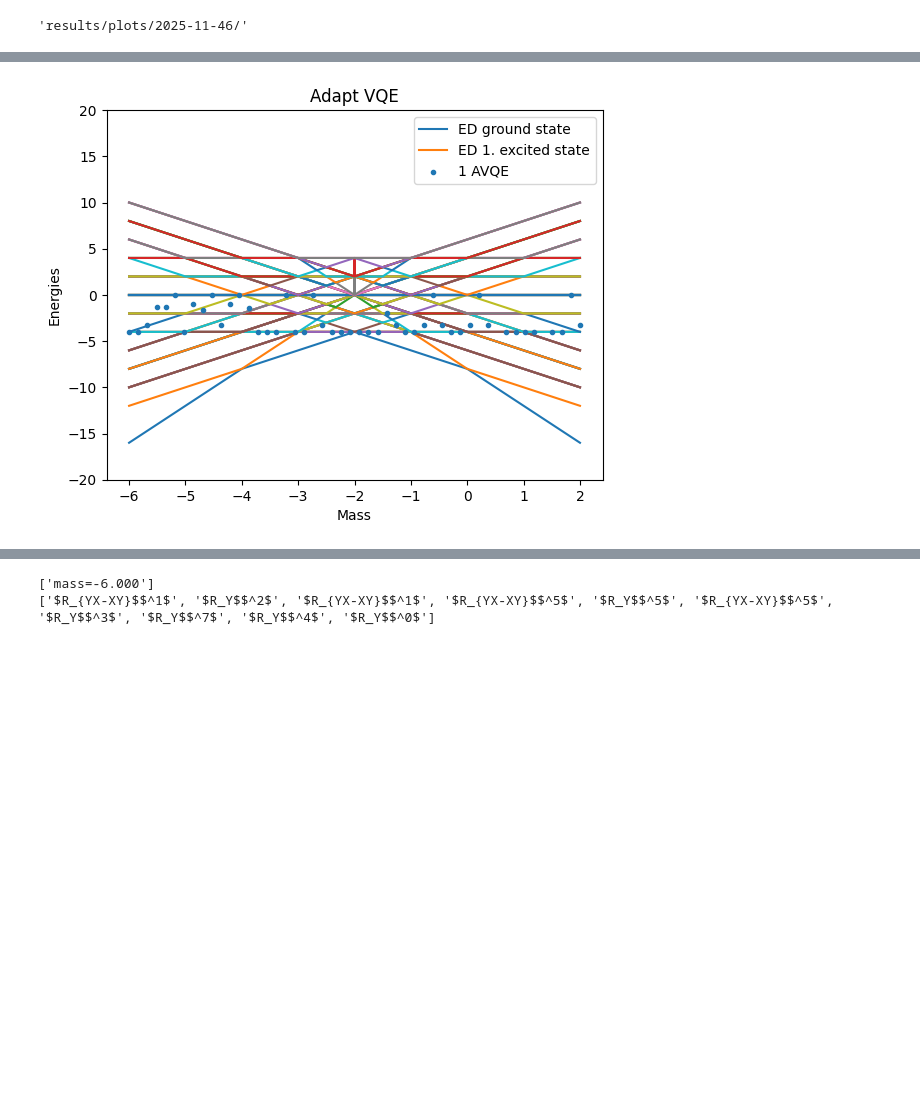
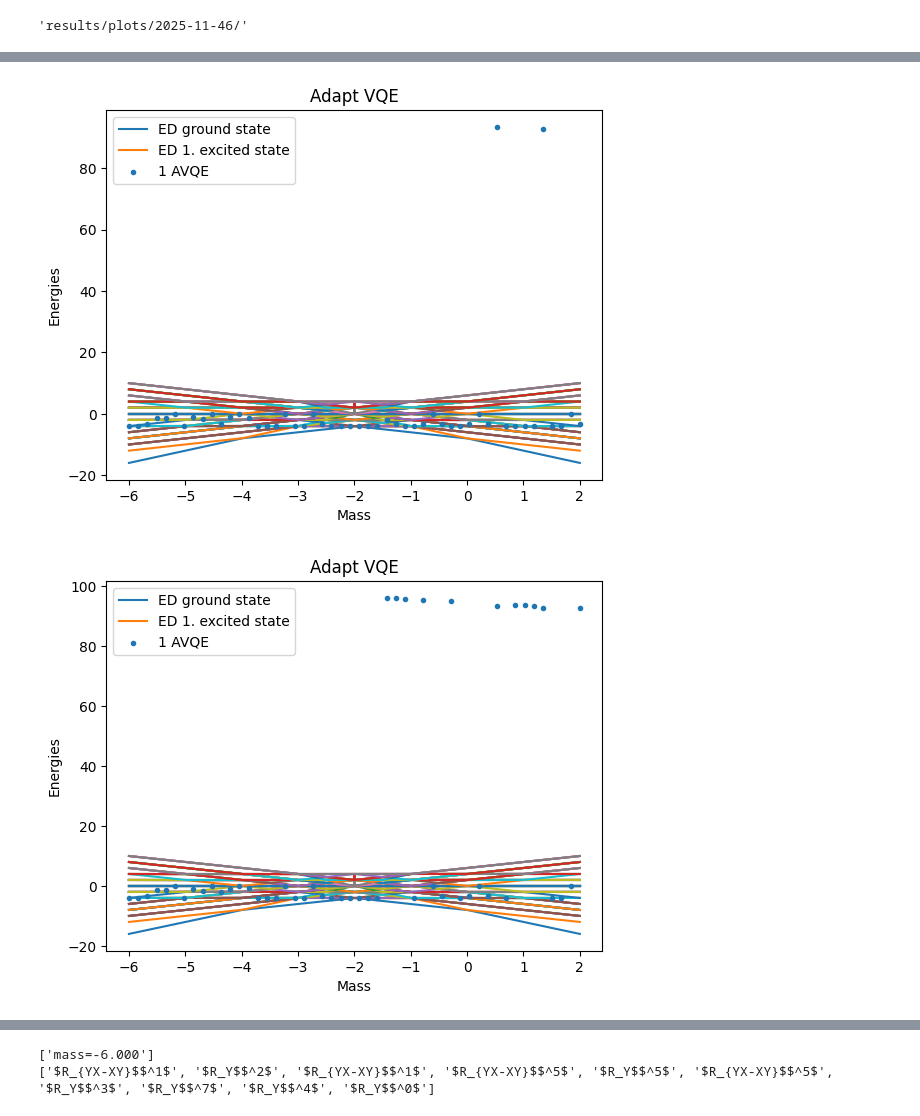
Before and after one commit to NicoDic98/QC-MasterThesis, a Jupyter notebook: plots.ipynb, the cells around one changed output, grey strips where cells are left out. Drawn from its saved outputs; the diff is of its cells as text; code cells hidden in the pictures; blank space fills up the shorter version.

```diff
--- a/plots.ipynb
+++ b/plots.ipynb
@@ -171,7 +171,7 @@ datasets = [
     # "2025-11-13_14-45-01-23862036", "2025-11-13_14-54-02-23862126", "2025-11-13_15-58-15-23862817", "2025-11-13_16-02-16-23862877", "2025-11-13_16-14-18-23863023", "2025-11-13_16-22-00-23863126", "2025-11-13_16-36-21-23863344",
     # "2025-11-14_15-15-44-23884079",
     # "2025-11-14_14-49-29-23883328", "2025-11-14_17-29-44-23886182",
-    "2025-11-18_11-42-50-23954272"
+    "2025-11-18_11-42-50-23954272", "2025-11-18_12-53-36-23954327", "2025-11-18_13-11-50-23954408"
 ]
 combine_data()
 global_info_dict = {}
@@ -200,27 +205,28 @@ Linking results/data/2025-11-46-23954272.hdf5 (1.12 GB) to results/data/2025-11-
 # %%
 with h5py.File(f"{data_folder}{"2025-09-35"}.hdf5", "r") as f:
     ed_loader = ResultLoader(f["2025-09-03_22-35-17"])
     ed_energy, ed_mass = ed_loader.get_energy_mass({})
 # temp = np.genfromtxt("results/data/4x4_Wilson_r1.csv", delimiter=",")
 # ed_mass = temp[:, 0]
 # ed_energy = temp[:, 1]
 with h5py.File(h5_file, "r") as f:
     for name in datasets:
         avqe_1_loader = ResultLoader(f[name])
         avqe_1_energy, avqe_1_mass = avqe_1_loader.get_energy_mass({})
         # circuit = avqe_1_loader.get_circuit({HamiltonianParameters.Mass: 2})
         fig, ax = plt.subplots()
         # ax.plot(ed_mass, ed_energy, label="ED ground state", zorder=-1)
         ax.plot(ed_mass, ed_energy[:, 0], label="ED ground state", zorder=-1)
         ax.plot(ed_mass, ed_energy[:, 1], label="ED 1. excited state", zorder=-1)
         ax.plot(ed_mass, ed_energy[:, 2:68], zorder=-1)
 
         ax.scatter(avqe_1_mass, avqe_1_energy, label="1 AVQE", marker='.')
         ax.set(xlabel='Mass', ylabel='Energies')
         ax.set_title("Adapt VQE")
         ax.legend()
-        ax.set_ylim(-20,20)
+        # ax.set_ylim(-20,20)
         fig.savefig(f"{output_filename}e_m_{name}.png")
         fig.savefig(f"{output_filename}e_m_{name}.pdf")
 # %% [output]
-[figure, old version]
+[figure, new version]
+[figure, added]
```
Also changed, not shown: parts of 4 cells of this notebook, 12 other files.
